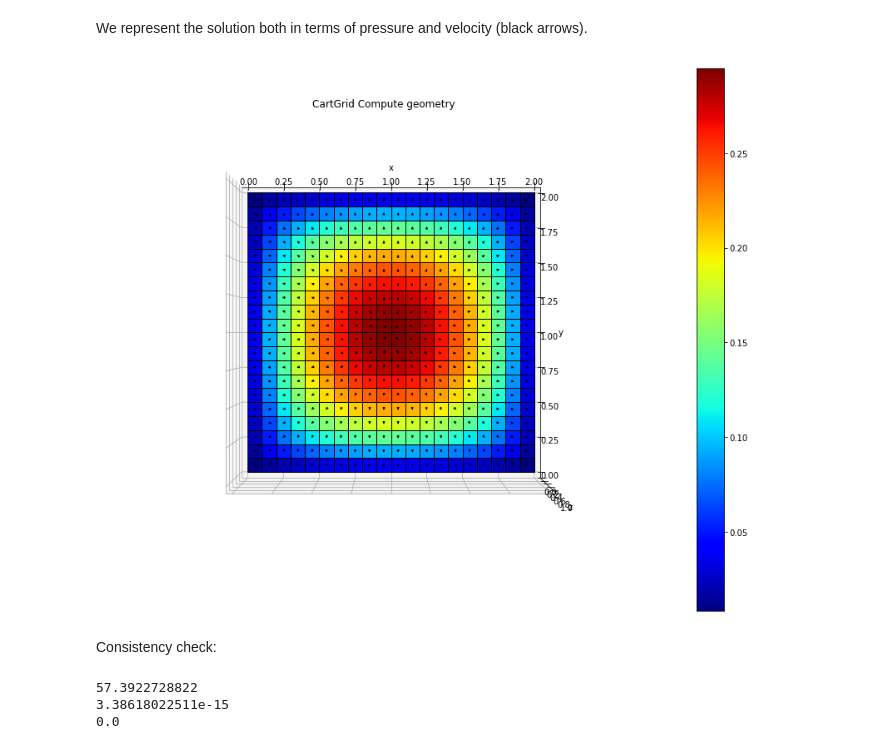
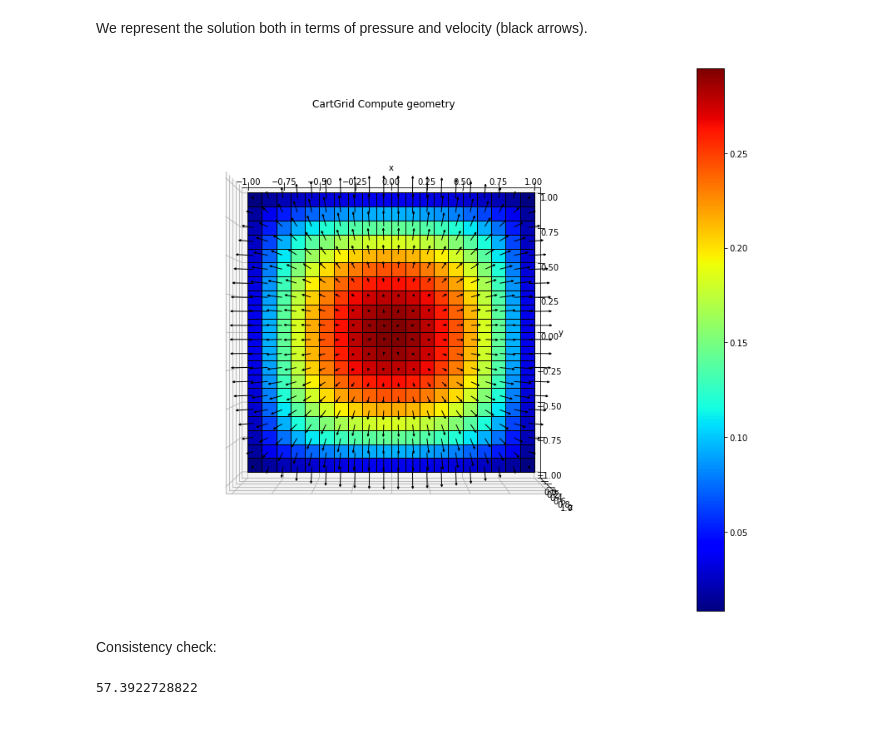
Before and after one commit to yunkb/porepy, a Jupyter notebook: tutorials/single-phase_flow.ipynb, the cells around one changed output. Cells and saved outputs as stored; diff of their text form; code cells hidden in the pictures.

```diff
--- a/tutorials/single-phase_flow.ipynb
+++ b/tutorials/single-phase_flow.ipynb
@@ -45,11 +45,12 @@ We manipulate the grid and then compute its geometrical quantities.
 # %%
-g.nodes[0, :] = g.nodes[0, :] - 1
-g.nodes[1, :] = g.nodes[1, :] - 1
+manipulate = False
+def dist(n): return np.dot(pp.cg.rot(np.linalg.norm(n), [0, 0, 1]), n)
 
-def dist(n): return np.dot(pp.cg.rot(np.linalg.norm(n), [0, 0, 1]), n)
-g.nodes = np.apply_along_axis(dist, 0, g.nodes)
-
-g.compute_geometry()
+if manipulate:
+    g.nodes[0, :] = g.nodes[0, :] - 1
+    g.nodes[1, :] = g.nodes[1, :] - 1
+    g.nodes = np.apply_along_axis(dist, 0, g.nodes)
+    g.compute_geometry()
 # %% [markdown]
 We plot the grid using the interface with matplotlib.
 # %%
@@ -137,13 +131,13 @@ print(np.sum(p)) #assert np.isclose(np.sum(p), 56.7707373639)
 # %% [markdown]
 The dual virtual element method solves the single-phase flow problem in the dual formulation. The pressure and the normal flux to each face are directly computed.
 # %%
-solver_flow = pp.DualVEM("flow")
-A, b_flow = solver_flow.matrix_rhs(g, data)
+vem_discretizer = pp.DualVEM("flow")
+A, b_flow = vem_discretizer.matrix_rhs(g, data)
 
-solver_rhs = pp.DualSource("flow")
-_, b_rhs = solver_rhs.matrix_rhs(g, data)
+vem_source_discretizer = pp.DualSource("flow")
+_, b_source = vem_source_discretizer.matrix_rhs(g, data)
 
-up = sps.linalg.spsolve(A, b_flow + b_rhs)
+up = sps.linalg.spsolve(A, b_flow + b_source)
 
 # Extract the normal flux and pressure from the solution
 u = vem_discretizer.extract_u(g, up)
@@ -154,17 +148,14 @@ P0u = vem_discretizer.project_u(g, u, data)
 # %% [markdown]
 We represent the solution both in terms of pressure and velocity (black arrows).
 # %%
-pp.plot_grid(g, p, P0u, figsize=(15, 12))
+pp.plot_grid(g, p, P0u, figsize=(15, 12), vector_scale=.3)
 # %% [output]
-[figure, old version]
+[figure, new version]
 # %% [markdown]
 Consistency check:
 # %%
-print(np.sum(p))
 assert np.isclose(np.sum(p), 57.3922728822)
 assert np.isclose(np.sum(u), 0)
 assert np.isclose(np.sum(P0u), 0)
 # %% [output]
 57.3922728822
-3.38618022511e-15
-0.0
```
Also changed, not shown: parts of 7 cells of this notebook, 6 other files.
